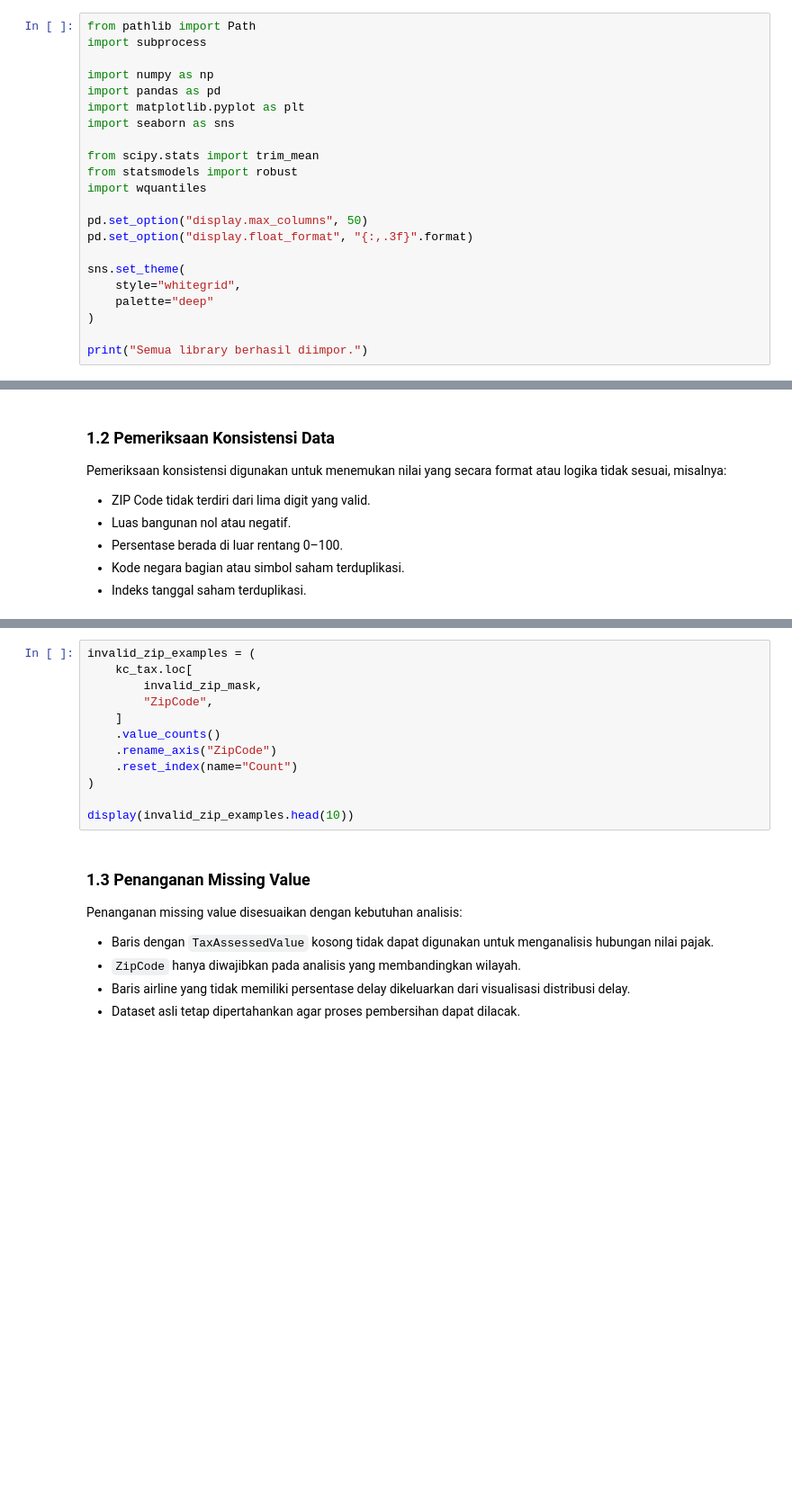
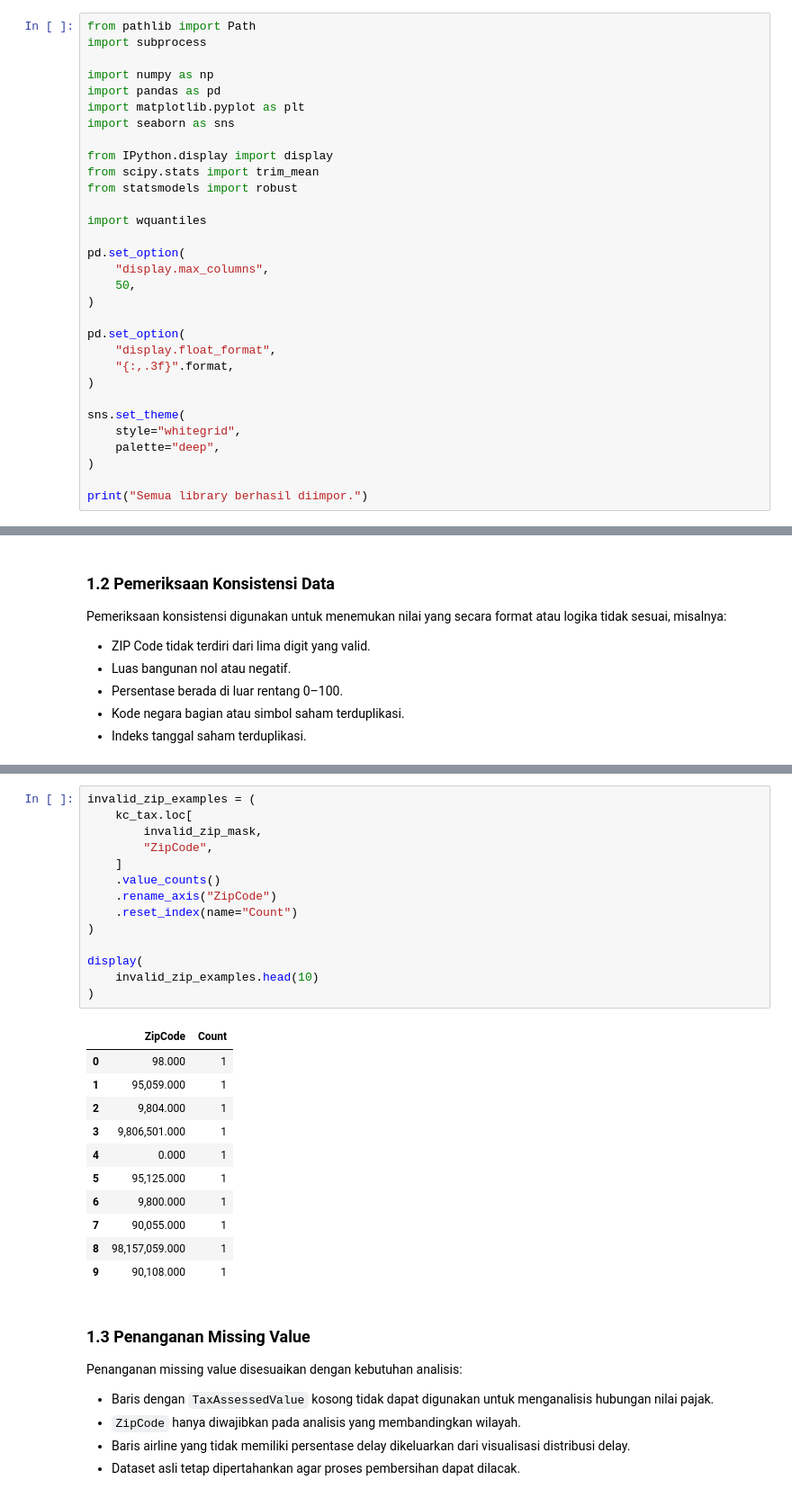
Before and after one commit to mhabibier/Practical-Statistics-for-Data-Scientists, a Jupyter notebook: 01_Exploratory_Data_Analysis.ipynb, the cells around one changed output, grey strips where cells are left out. Shown at 90% size. Saved outputs shown, nothing was run; the diff lists cells and outputs as text; blank space fills up the shorter version.

```diff
--- a/01_Exploratory_Data_Analysis.ipynb
+++ b/01_Exploratory_Data_Analysis.ipynb
@@ -68,16 +68,25 @@ import pandas as pd
 import matplotlib.pyplot as plt
 import seaborn as sns
 
+from IPython.display import display
 from scipy.stats import trim_mean
 from statsmodels import robust
+
 import wquantiles
 
-pd.set_option("display.max_columns", 50)
-pd.set_option("display.float_format", "{:,.3f}".format)
+pd.set_option(
+    "display.max_columns",
+    50,
+)
+
+pd.set_option(
+    "display.float_format",
+    "{:,.3f}".format,
+)
 
 sns.set_theme(
     style="whitegrid",
-    palette="deep"
+    palette="deep",
 )
 
 print("Semua library berhasil diimpor.")
@@ -402,15 +412,29 @@ display(
 # %%
 invalid_zip_examples = (
     kc_tax.loc[
         invalid_zip_mask,
         "ZipCode",
     ]
     .value_counts()
     .rename_axis("ZipCode")
     .reset_index(name="Count")
 )
 
-display(invalid_zip_examples.head(10))
+display(
+    invalid_zip_examples.head(10)
+)
+# %% [output]
+|  | ZipCode | Count |
+| 0 | 98.000 | 1 |
+| 1 | 95,059.000 | 1 |
+| 2 | 9,804.000 | 1 |
+| 3 | 9,806,501.000 | 1 |
+| 4 | 0.000 | 1 |
+| 5 | 95,125.000 | 1 |
+| 6 | 9,800.000 | 1 |
+| 7 | 90,055.000 | 1 |
+| 8 | 98,157,059.000 | 1 |
+| 9 | 90,108.000 | 1 |
 # %% [markdown]
 ### 1.3 Penanganan Missing Value
 
```
Also changed, not shown: parts of 26 cells of this notebook.
